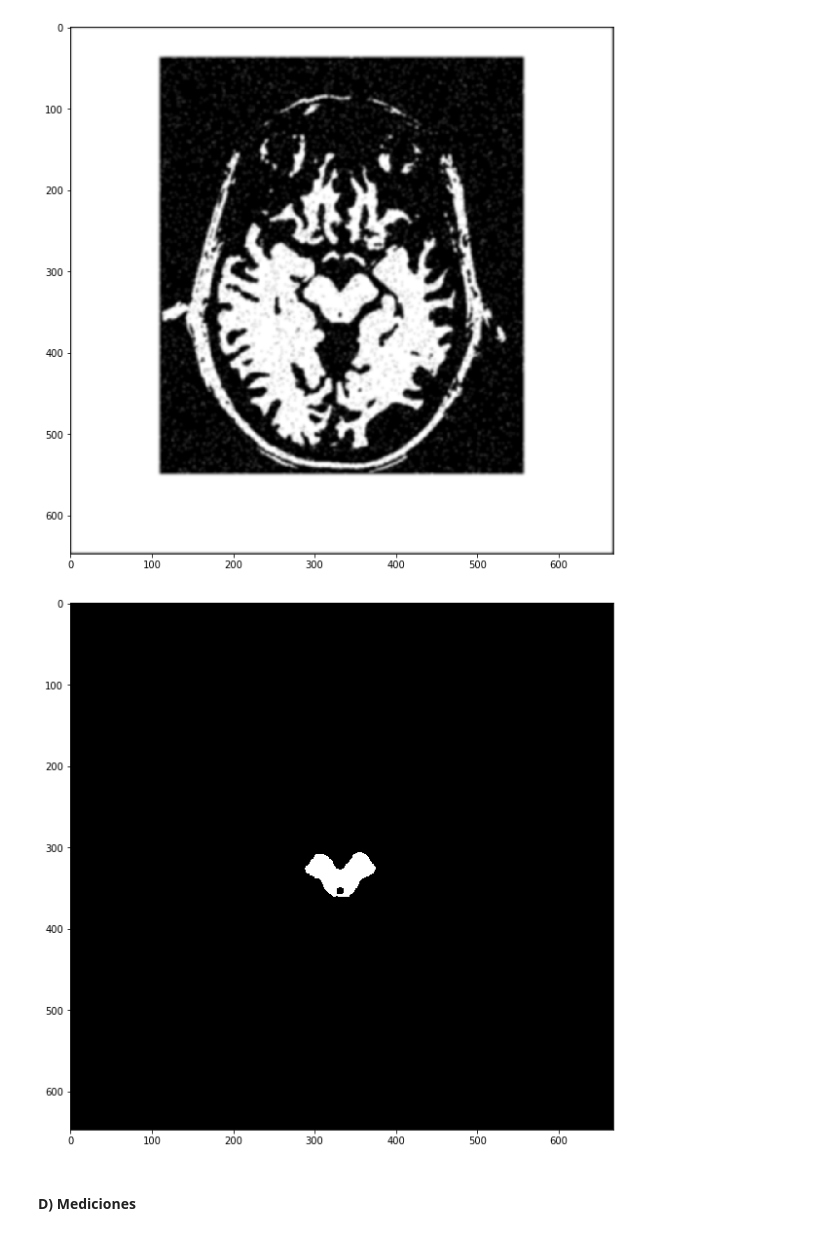
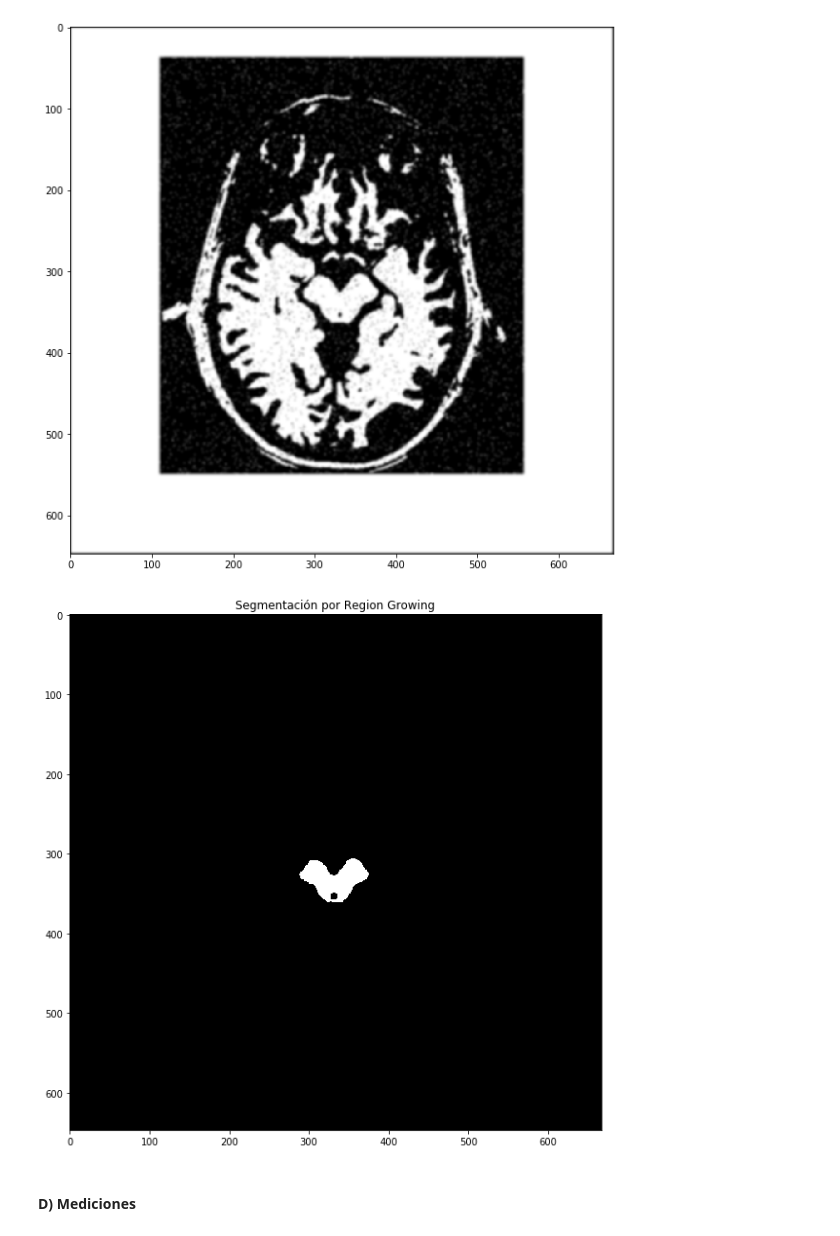
Before and after one commit to javierdiegof/Patrones-Cerebro, a Jupyter notebook: cerebro.ipynb, the cells around one changed output. Drawn from its saved outputs; the diff is of its cells as text; code cells hidden in the pictures.

```diff
--- a/cerebro.ipynb
+++ b/cerebro.ipynb
@@ -159,0 +171,5 @@ plt.show()
+# %%
+mask = io.imread("imagenes/mask.bmp")
+plt.imshow(mask, cmap='gray', vmin = 0, vmax = 1)
+plt.title("Máscara de bits (hecha a mano)")
+plt.show()
@@ -159,0 +180,23 @@ plt.show()
+# %%
+def get_neighboors(image, i, j):
+    max_i = len(image)
+    max_j = len(image[0])
+
+    move = [-1, 0, 1]
+    neighboors = []
+    for m in move:
+        for n in move:
+            if 0 <= i + m < max_i and 0 <= j + n < max_j:
+                neighboors.append(image[i + m][j + n])
+            else:
+                neighboors.append(-1)
+
+    return neighboors
+# %%
+data_X = []
+data_Y = []
+
+for i in range(denoised_median.shape[0]):
+    for j in range(denoised_median.shape[1]):
+        data_X.append(get_neighboors(denoised_median, i, j))
+        data_Y.append(1 if mask[i][j] > 0 else 0)
@@ -266,9 +335,10 @@ plt.show()
 # %%
 newimage = reggrow(denoised, [327,339], 0.2)
 plt.imshow(newimage, cmap='gray', vmin = 0, vmax = 1)
+plt.title("Segmentación por Region Growing")
 plt.show()
 # %% [output]
-[figure, old version]
+[figure, new version]
 # %% [markdown]
 #### D) Mediciones
 # %%
```
Also changed, not shown: parts of 16 cells of this notebook, 1 other file.
